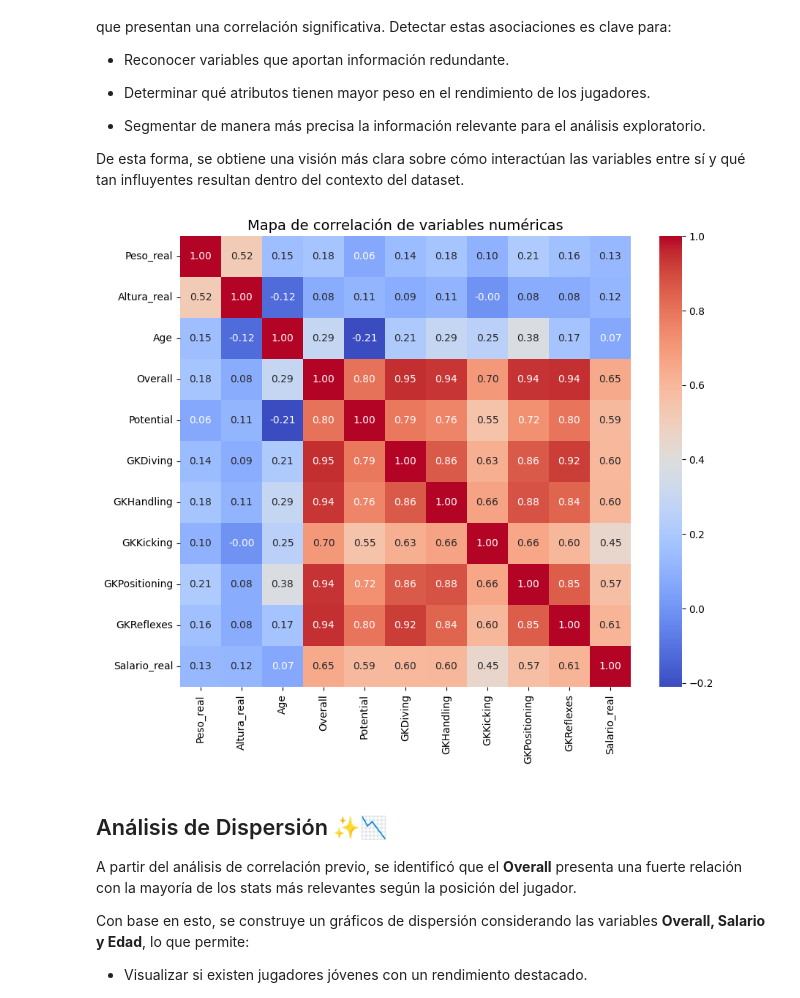
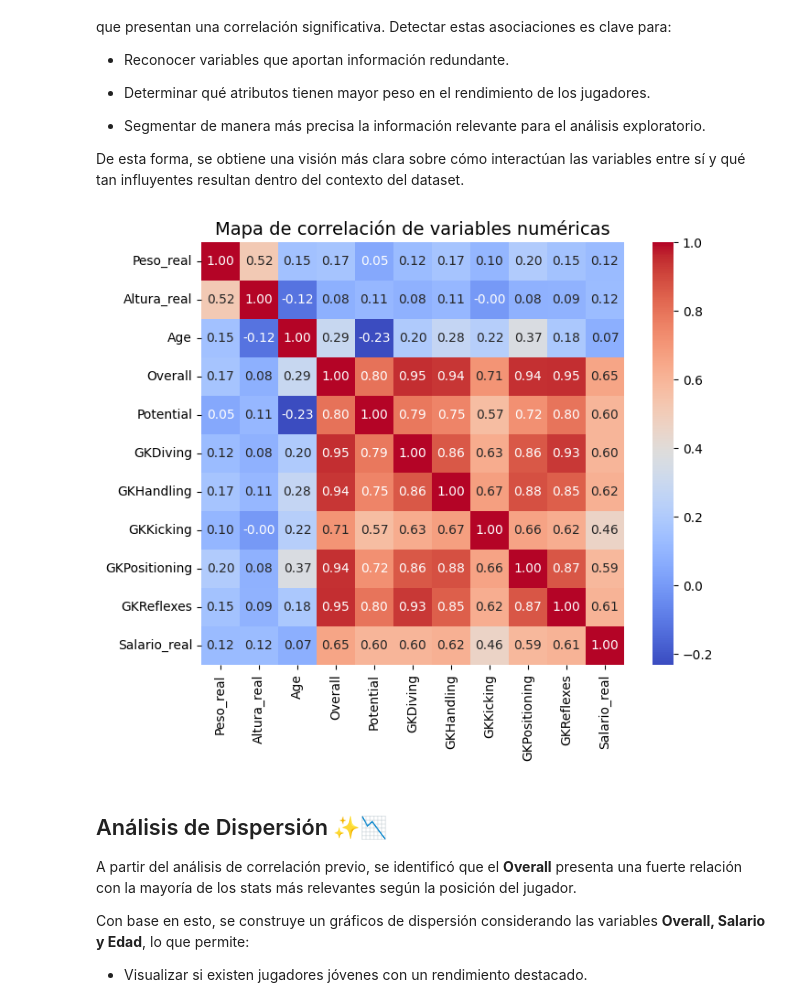
Before and after one commit to kevmatres/fifa_analisis, a Jupyter notebook: notebook/analisis_fifa.ipynb, the cells around one changed output. Drawn from its saved outputs; the diff is of its cells as text; code cells hidden in the pictures.

```diff
--- a/notebook/analisis_fifa.ipynb
+++ b/notebook/analisis_fifa.ipynb
@@ -102,3 +125,7 @@ df.head(3)
 | 0 | Bruno Fernandes | 26 | Portugal | 88 | 89 | Manchester United | €107.5M | €250K | Right | ... |
 | 1 | L. Goretzka | 26 | Germany | 87 | 88 | FC Bayern München | €93M | €140K | Right | ... |
 | 2 | L. Suárez | 34 | Uruguay | 88 | 88 | Atlético de Madrid | €44.5M | €135K | Right | ... |
+# %%
+#Eliminar filas con valores nulos
+df = df.dropna()
+df.info()
@@ -254,21 +299,21 @@ De esta forma, se obtiene una visión más clara sobre cómo interactúan las va
 # %%
 #Analisis de correlacion
 
 corr = col_num.corr()
 
-plt.figure(figsize=(10,8))
+plt.figure(figsize=(8,6))
 
 sns.heatmap(corr,
             annot=True,
             fmt=".2f",
             cmap="coolwarm",
             cbar=True,
             square=True)
 
 plt.title("Mapa de correlación de variables numéricas", fontsize=14)
 plt.show()
 # %% [output]
-[figure, old version]
+[figure, new version]
 # %% [markdown]
 ## Análisis de Dispersión ✨📉
 
```
Also changed, not shown: parts of 8 cells of this notebook.
